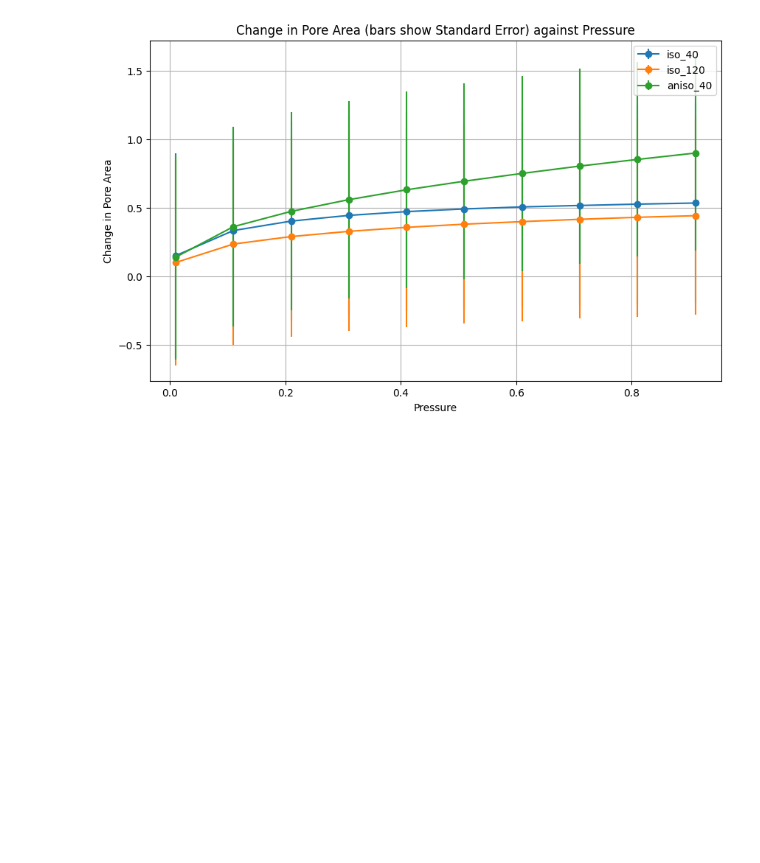
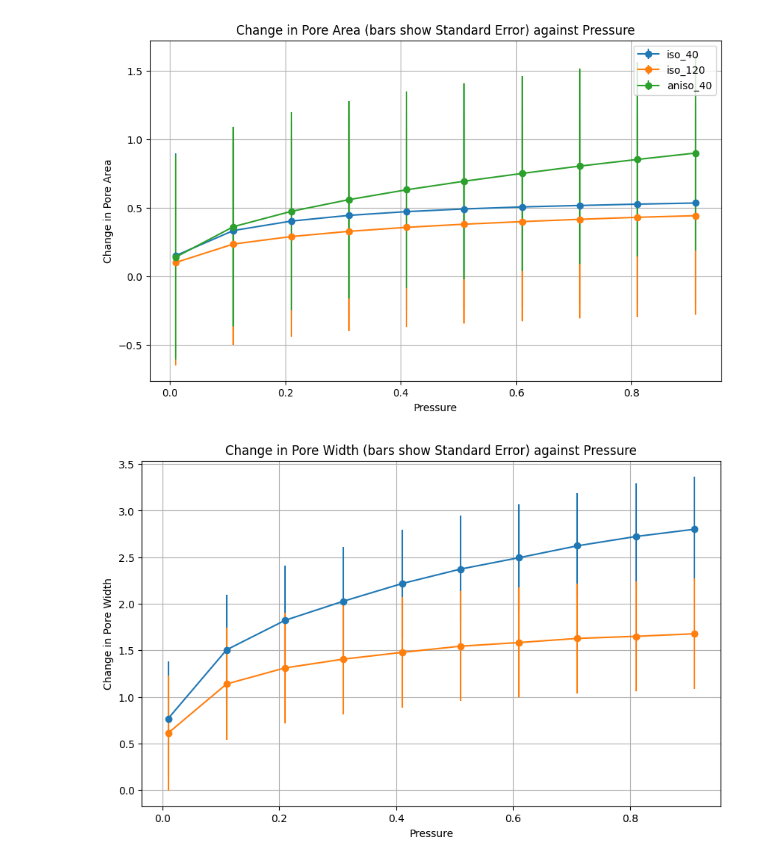
Before and after one commit to mtomtom/onion-stomatal-geometry, a Jupyter notebook: output/results.ipynb, the cells around one changed output. Drawn from its saved outputs; the diff is of its cells as text; code cells hidden in the pictures; blank space fills up the shorter version.

```diff
--- a/output/results.ipynb
+++ b/output/results.ipynb
@@ -123,3 +125,46 @@ plt.grid(True)
 plt.show()
 # %% [output]
 [figure]
+# %%
+## For the data_aniso_40_200_width data set, plot the change in pore width
+
+def process_data(data):
+    # Group by Pressure and calculate mean and standard deviation
+    grouped = data.groupby('Pressure').agg({
+        'Pore_width_start': ['mean', 'std'],
+        'Pore_width_end': ['mean', 'std']
+    }).reset_index()
+
+    # Flatten the MultiIndex columns
+    grouped.columns = ['Pressure', 'Width_start_mean', 'Width_start_std', 'Width_end_mean', 'Width_end_std']
+
+    # Calculate the change in pore width
+    grouped['Width_change'] = (grouped['Width_end_mean'] - grouped['Width_start_mean'])
+
+    # Calculate the error bars for the relative change
+    grouped['Width_change_err'] = ((grouped['Width_end_std'] / grouped['Width_end_mean'])**2 +
+                                  (grouped['Width_start_std'] / grouped['Width_start_mean'])**2)**0.5
+
+    return grouped
+
+# Process the dataset
+grouped = process_data(data_aniso_40_200)
+grouped2 = process_data(data_iso_120_width)
+
+# Plot the data with error bars
+plt.figure(figsize=(10, 6))
+
+plt.errorbar(grouped['Pressure'], grouped['Width_change'], yerr=grouped['Width_change_err'], fmt='-o')
+plt.errorbar(grouped2['Pressure'], grouped2['Width_change'], yerr=grouped2['Width_change_err'], fmt='-o')
+
+plt.xlabel('Pressure')
+
+plt.ylabel('Change in Pore Width')
+
+plt.title('Change in Pore Width (bars show Standard Error) against Pressure')
+
+plt.grid(True)
+
+plt.show()
+# %% [output]
+[figure, added]
```
Also changed, not shown: parts of 2 cells of this notebook, 8 other files.
